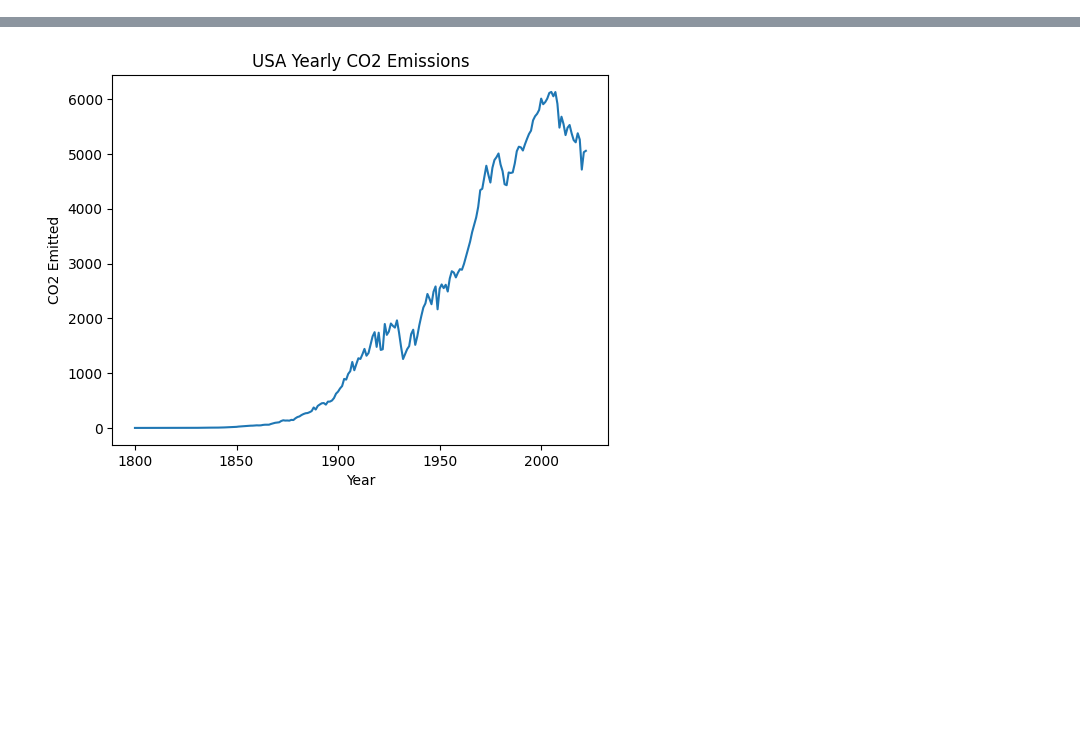
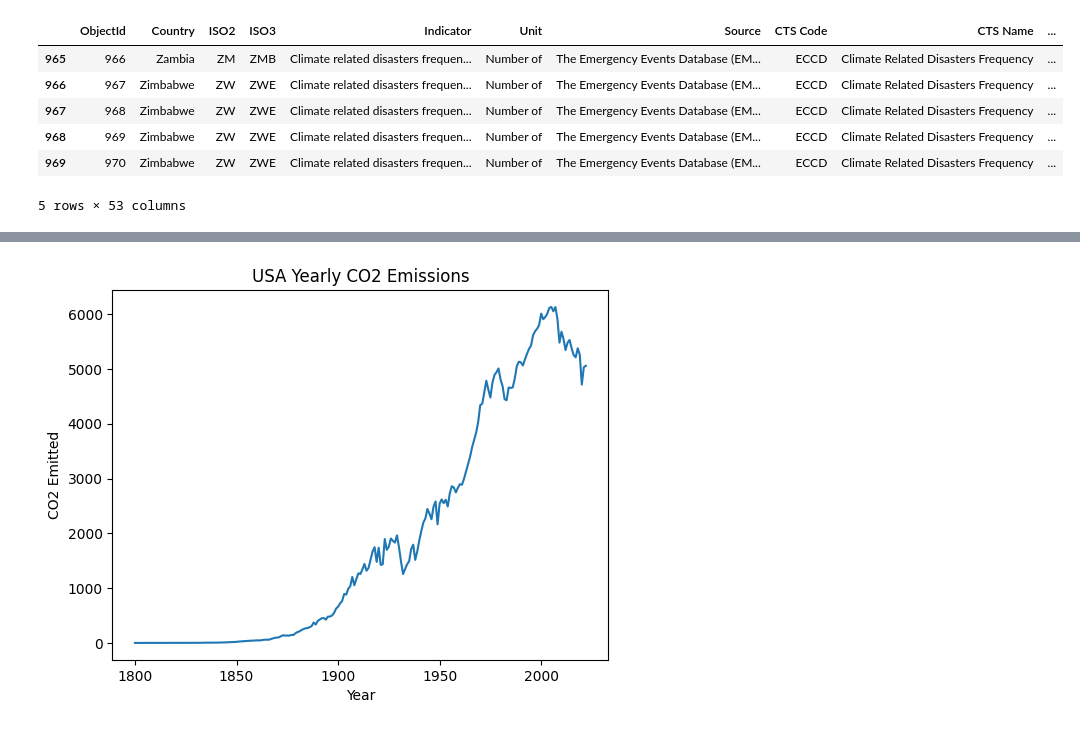
Before and after one commit to mferretti314/436-dataviz, a Jupyter notebook: phase 3/artifacts/cumulative_transform.ipynb, the cells around one changed output, grey strips where cells are left out. Cells and saved outputs as stored; diff of their text form; code cells hidden in the pictures; blank space fills up the shorter version.

```diff
--- a/phase 3/artifacts/cumulative_transform.ipynb
+++ b/phase 3/artifacts/cumulative_transform.ipynb
@@ -7,0 +18,11 @@ co2_data = pd.read_csv("../../datasets/OWID_emissions.csv")
+# %%
+disaster_data = pd.read_csv("../../datasets/IMF_climate_disasters.csv")
+disaster_data.tail()
+# %% [output]
+|  | ObjectId | Country | ISO2 | ISO3 | Indicator | Unit | Source | CTS Code | CTS Name | ... |
+| 965 | 966 | Zambia | ZM | ZMB | Climate related disasters frequen... | Number of | The Emergency Events Database (EM... | ECCD | Climate Related Disasters Frequency | ... |
+| 966 | 967 | Zimbabwe | ZW | ZWE | Climate related disasters frequen... | Number of | The Emergency Events Database (EM... | ECCD | Climate Related Disasters Frequency | ... |
+| 967 | 968 | Zimbabwe | ZW | ZWE | Climate related disasters frequen... | Number of | The Emergency Events Database (EM... | ECCD | Climate Related Disasters Frequency | ... |
+| 968 | 969 | Zimbabwe | ZW | ZWE | Climate related disasters frequen... | Number of | The Emergency Events Database (EM... | ECCD | Climate Related Disasters Frequency | ... |
+| 969 | 970 | Zimbabwe | ZW | ZWE | Climate related disasters frequen... | Number of | The Emergency Events Database (EM... | ECCD | Climate Related Disasters Frequency | ... |
+5 rows × 53 columns
```
Also changed, not shown: parts of 2 cells of this notebook.
